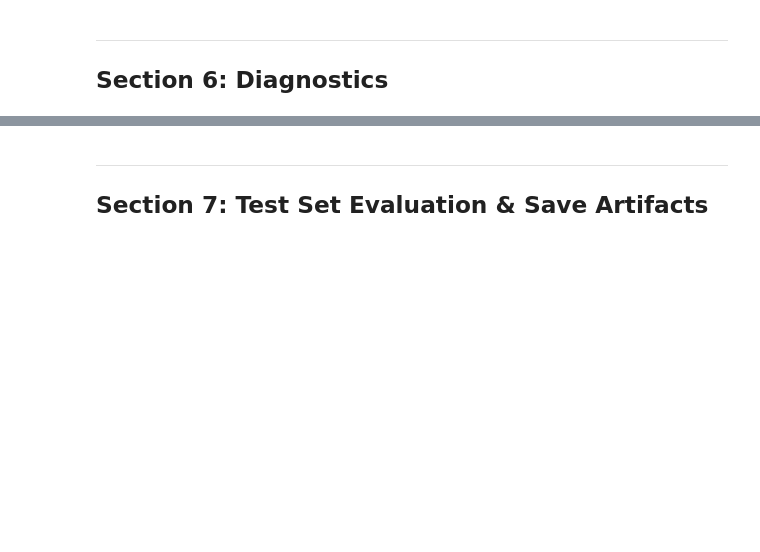
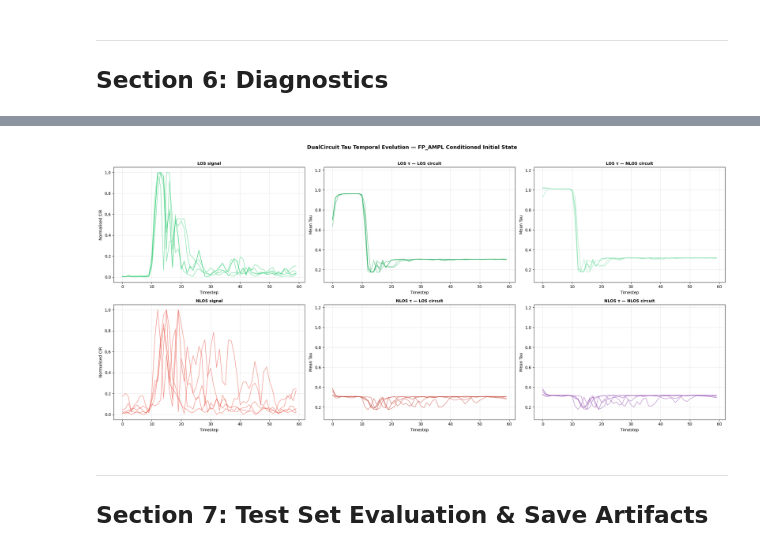
Before and after one commit to jonathanljc/capstone, a Jupyter notebook: lnn/stage1_pi_hlnn.ipynb, the cells around one changed output, grey strips where cells are left out. Drawn from its saved outputs; the diff is of its cells as text; code cells hidden in the pictures; blank space fills up the shorter version.

```diff
--- a/lnn/stage1_pi_hlnn.ipynb
+++ b/lnn/stage1_pi_hlnn.ipynb
@@ -606,10 +749,16 @@ plot_diagnostics(best_model, best_data, best_history)
 # TAU TEMPORAL EVOLUTION — both circuits
 # ==========================================
 def plot_tau_temporal(model, val_data, n_samples=5):
-    X_va, y_va = val_data
+    # Unpack val_data — supports both (X, y) and (X, y, F) tuples
+    if len(val_data) == 3:
+        X_va, y_va, F_va = val_data
+    else:
+        X_va, y_va = val_data
+        F_va = None
+
     model.eval()
     with torch.no_grad():
-        _, _, _, tau_los_hist, tau_nlos_hist, _, _ = model(X_va, return_dynamics=True)
+        _, _, _, tau_los_hist, tau_nlos_hist, _, _ = model(X_va, fp_features=F_va, return_dynamics=True)
 
     y_true = y_va.cpu().numpy().flatten()
     tau_los_t  = tau_los_hist.cpu().numpy().mean(axis=2)   # (batch, seq_len)
@@ -618,36 +767,47 @@ def plot_tau_temporal(model, val_data, n_samples=5):
 
     los_idx  = np.where(y_true == 0)[0][:n_samples]
     nlos_idx = np.where(y_true == 1)[0][:n_samples]
+
+    # Compute adaptive y-axis range for tau plots
+    all_tau = np.concatenate([
+        tau_los_t[los_idx].flatten(), tau_los_t[nlos_idx].flatten(),
+        tau_nlos_t[los_idx].flatten(), tau_nlos_t[nlos_idx].flatten()
+    ])
+    tau_ymin = max(0, all_tau.min() - 0.1)
+    tau_ymax = all_tau.max() * 1.2
 
     fig, axs = plt.subplots(2, 3, figsize=(22, 10))
     plt.subplots_adjust(hspace=0.4, wspace=0.3)
 
     titles = [
         ('LOS signal',          los_idx,  '#2ecc71', x_input),
         ('LOS τ — LOS circuit', los_idx,  '#27ae60', tau_los_t),
         ('LOS τ — NLOS circuit',los_idx,  '#82e0aa', tau_nlos_t),
         ('NLOS signal',         nlos_idx, '#e74c3c', x_input),
         ('NLOS τ — LOS circuit',nlos_idx, '#c0392b', tau_los_t),
         ('NLOS τ — NLOS circuit',nlos_idx,'#8e44ad', tau_nlos_t),
     ]
 
     for ax, (title, idx, color, data) in zip(axs.flat, titles):
         for i in idx:
             ax.plot(data[i], alpha=0.55, color=color, lw=1.3)
         ax.set_title(title, fontsize=10, fontweight='bold')
         ax.set_xlabel("Timestep"); ax.grid(True, alpha=0.3)
         if 'signal' in title:
             ax.set_ylabel("Normalised CIR")
         else:
-            ax.set_ylabel("Mean Tau"); ax.set_ylim([0.3, 7.0])
+            ax.set_ylabel("Mean Tau")
+            ax.set_ylim([tau_ymin, tau_ymax])
 
-    plt.suptitle("DualCircuit Tau Temporal Evolution — How Each Circuit Adapts",
+    plt.suptitle("DualCircuit Tau Temporal Evolution — FP_AMPL Conditioned Initial State",
                  fontsize=13, fontweight='bold', y=1.01)
     plt.tight_layout()
     plt.show()
 
 
 plot_tau_temporal(best_model, best_data, n_samples=5)
+# %% [output]
+[figure, added]
 # %% [markdown]
 ---
 ## Section 7: Test Set Evaluation & Save Artifacts
```
Also changed, not shown: parts of 11 cells of this notebook, 17 other files.
